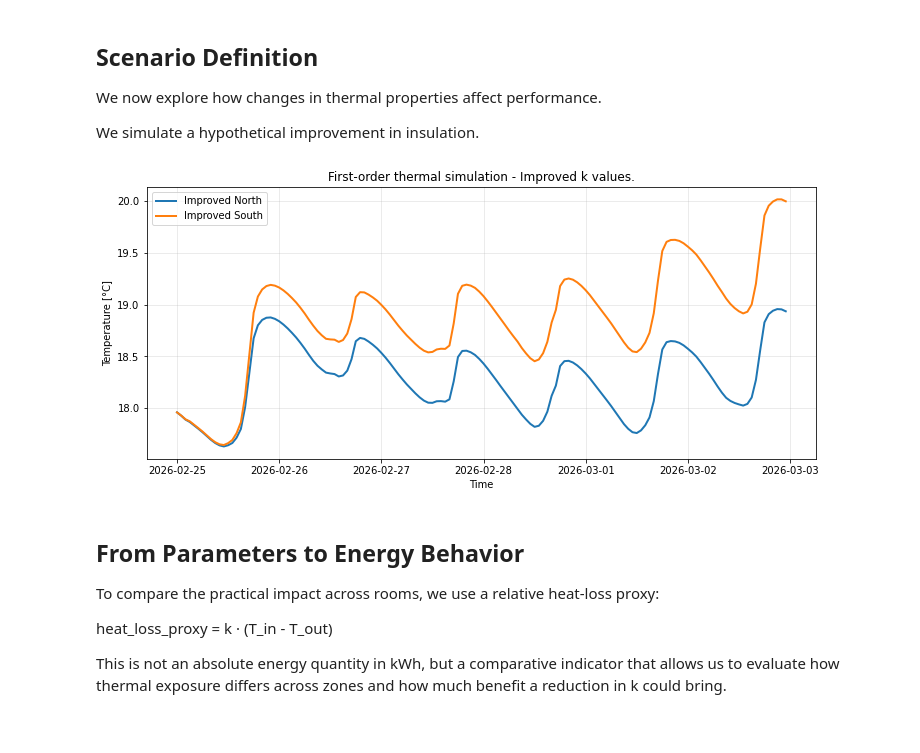
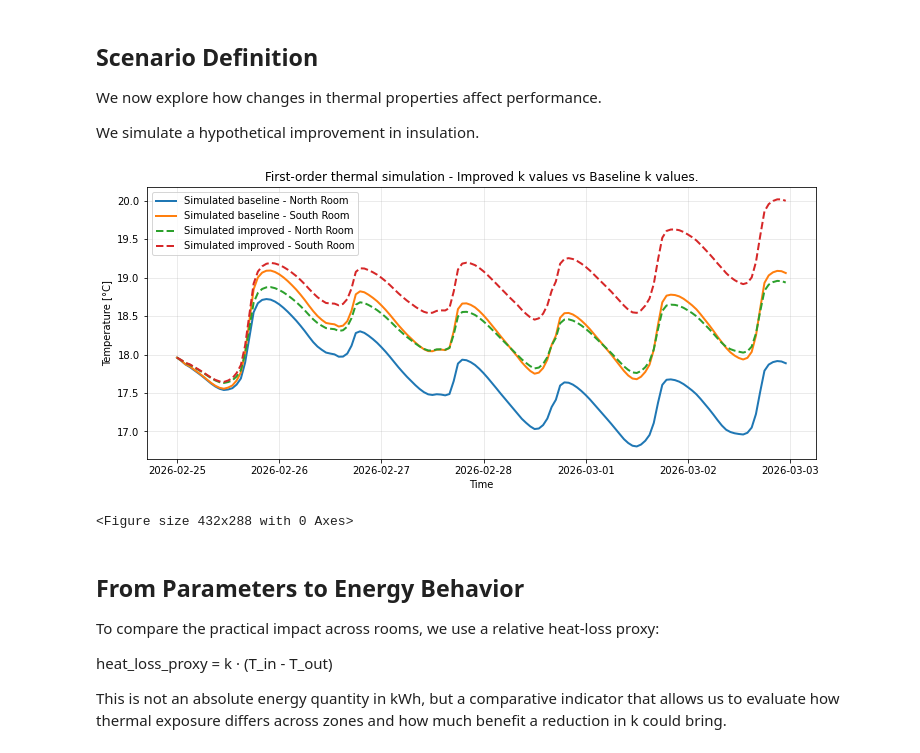
Before and after one commit to sotdousk/residential-thermal-digital-twin, a Jupyter notebook: notebooks/05_actionable_energy_insights.ipynb, the cells around one changed output. Drawn from its saved outputs; the diff is of its cells as text; code cells hidden in the pictures.

```diff
--- a/notebooks/05_actionable_energy_insights.ipynb
+++ b/notebooks/05_actionable_energy_insights.ipynb
@@ -202,18 +240,24 @@ df_sim["Tsim_improved_south"] = simulate_first_order_with_dynamic_solar(
 # %%
 plt.figure(figsize=(12, 5))
 # plt.plot(df_sim.index, df_sim["Tsim_baseline_north"], label="Baseline", color="red", linewidth=2)
-plt.plot(df_sim.index, df_sim["Tsim_improved_north"], label="Improved North", linewidth=2)
-plt.plot(df_sim.index, df_sim["Tsim_improved_south"], label="Improved South", linewidth=2)
+plt.plot(df_sim.index, df_sim["Tsim_baseline_north"], label="Simulated baseline - North Room", linewidth=2)
+plt.plot(df_sim.index, df_sim["Tsim_baseline_south"], label="Simulated baseline - South Room", linewidth=2)
 
-plt.title("First-order thermal simulation - Improved k values.")
+plt.plot(df_sim.index, df_sim["Tsim_improved_north"], label="Simulated improved - North Room", linewidth=2, linestyle="--")
+plt.plot(df_sim.index, df_sim["Tsim_improved_south"], label="Simulated improved - South Room", linewidth=2, linestyle="--")
+
+plt.title("First-order thermal simulation - Improved k values vs Baseline k values.")
 plt.xlabel("Time")
 plt.ylabel("Temperature [°C]")
 plt.legend()
 plt.grid(True, alpha=0.3)
 
 plt.show()
+
+plt.savefig("../reports/figures/05_actionable_energy_insights/baseline_vs_imporved_simulation.png", dpi=300, facecolor='white')
 # %% [output]
-[figure, old version]
+[figure, new version]
+<Figure size 432x288 with 0 Axes>
 # %% [markdown]
 ## From Parameters to Energy Behavior
 
```
Also changed, not shown: parts of 6 cells of this notebook, 6 other files.
